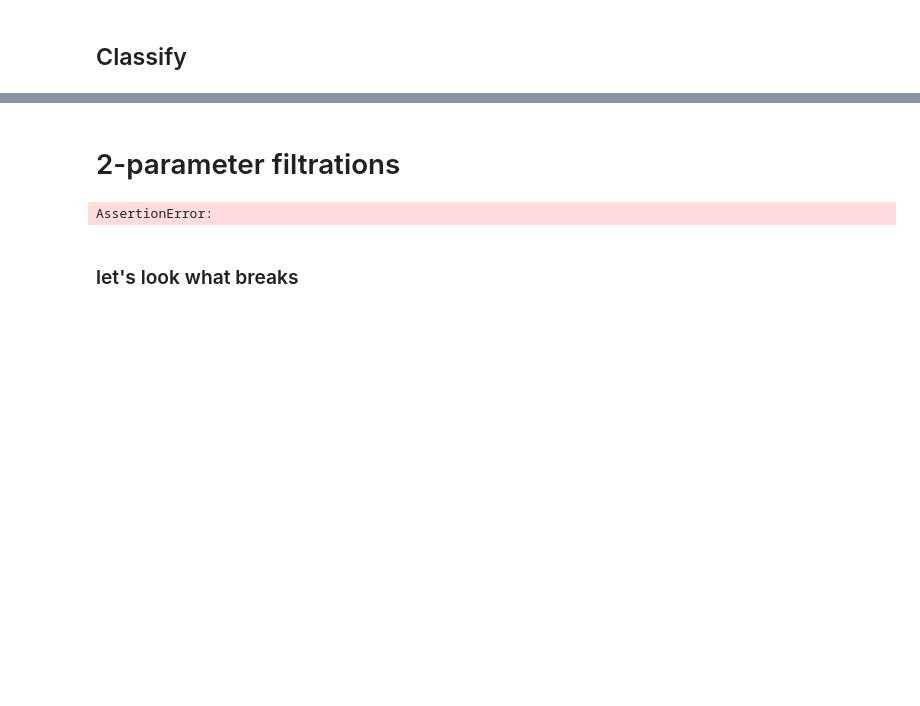
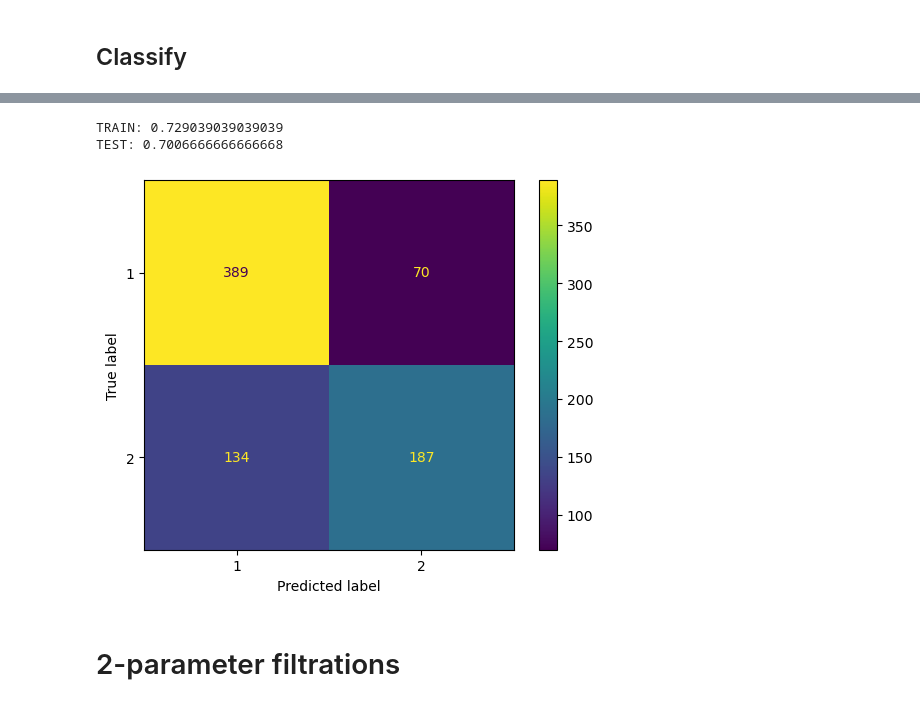
Before and after one commit to dgurnari/graphtda, a Jupyter notebook: examples/example_classification_pipeline.ipynb, the cells around one changed output, grey strips where cells are left out. Saved outputs shown, nothing was run; the diff lists cells and outputs as text; code cells hidden in the pictures; blank space fills up the shorter version.

```diff
--- a/examples/example_classification_pipeline.ipynb
+++ b/examples/example_classification_pipeline.ipynb
@@ -97,30 +110,37 @@ plt.show()
 # %%
 from sklearn.discriminant_analysis import LinearDiscriminantAnalysis
 # %%
+train_accuracy_LDA = []
 test_accuracy_LDA = []
 
 test_split = 0.7
 nbr_of_repeats = 100
 
 for i in tqdm(range(nbr_of_repeats)):
 
     X_train, X_test, y_train, y_test = train_test_split(
         X, y, test_size=test_split, random_state=i)
 
     ldr_classifier = LinearDiscriminantAnalysis()
 
     ldr_classifier.fit(X_train, y_train)
+    train_accuracy_LDA.append(ldr_classifier.score(X_train, y_train))
     test_accuracy_LDA.append(ldr_classifier.score(X_test, y_test))
 
 
-print("LDA accuracy:", np.mean(test_accuracy_LDA))
+print("TRAIN:", np.mean(train_accuracy_LDA))
+print("TEST:", np.mean(test_accuracy_LDA))
 predictions = ldr_classifier.predict(X_test)
 cm = confusion_matrix(y_test, predictions, labels=ldr_classifier.classes_)
 disp = ConfusionMatrixDisplay(confusion_matrix=cm,
                             display_labels=ldr_classifier.classes_)
 disp.plot()
 
 plt.show()
+# %% [output]
+TRAIN: 0.729039039039039
+TEST: 0.7006666666666668
+[figure, added]
 # %% [markdown]
 # 2-parameter filtrations
 # %%
@@ -131,18 +176,23 @@ from graphtda.graphtda import product_bifiltration
 hilbert_0 = []
 hilbert_1 = []
 
-for G in tqdm(data[450:451]):
-    FG1 = FilteredGraph(G, hks, t=10)
-    FG2 = FilteredGraph(G, ollivier_ricci_curvature, alpha=0.5)
+hilbert_labels = []
 
-    FG = FilteredGraph(G, product_bifiltration, G1=FG1, G2=FG2)
+for i, (G, label) in tqdm(enumerate(zip(data, y))):
+    try:
+        FG1 = FilteredGraph(G, hks, t=10)
+        FG2 = FilteredGraph(G, ollivier_ricci_curvature, alpha=0.5)
 
-    FG.compute_bipersistence(dim=0, x=100,y=100)
-    hilbert_0.append(FG.hilbert_function())
+        FG = FilteredGraph(G, product_bifiltration, G1=FG1, G2=FG2)
 
-    FG.compute_bipersistence(dim=1, x=100,y=100)
-    hilbert_1.append(FG.hilbert_function())
+        FG.compute_bipersistence(dim=0, x=100,y=100)
+        hilbert_0.append(FG.betti)
+
+        FG.compute_bipersistence(dim=1, x=100,y=100)
+        hilbert_1.append(FG.betti)
+
+        hilbert_labels.append(label)
+    except:
+        print('broken by {}'.format(i))
+
+hilbert_labels = np.array([h-1 for h in hilbert_labels])
-# %% [output]
-AssertionError:
-# %% [markdown]
-### let's look what breaks
```
Also changed, not shown: parts of 18 cells of this notebook, 2 other files.
